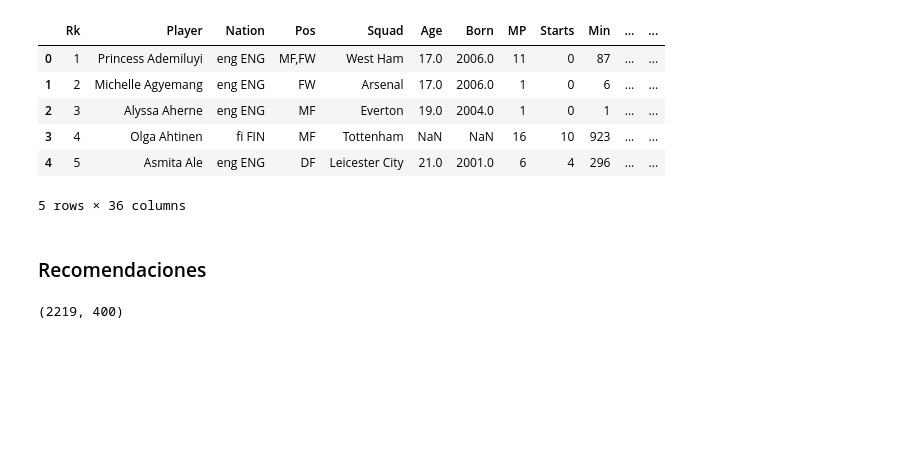
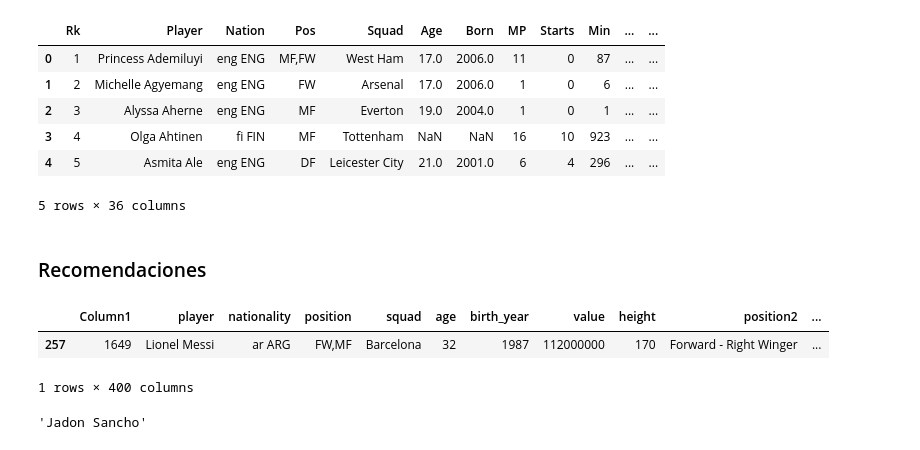
Before and after one commit to fcen-amateur/ldd, a Jupyter notebook: TPs/TP2/tp-football-res_naza.ipynb, the cells around one changed output. Cells and saved outputs as stored; diff of their text form; code cells hidden in the pictures; blank space fills up the shorter version.

```diff
--- a/TPs/TP2/tp-football-res_naza.ipynb
+++ b/TPs/TP2/tp-football-res_naza.ipynb
@@ -144,6 +154,38 @@ data_fem.head()
 ### Recomendaciones
 # %%
 money = pd.read_csv('transfermarkt_fbref_201920.csv', delimiter=';')
-money[money['value'] > 100000].shape
+money[money['player'] == 'Lionel Messi']
 # %% [output]
+|  | Column1 | player | nationality | position | squad | age | birth_year | value | height | position2 | ... |
+| 257 | 1649 | Lionel Messi | ar ARG | FW,MF | Barcelona | 32 | 1987 | 112000000 | 170 | Forward - Right Winger | ... |
-(2219, 400)
+1 rows × 400 columns
+# %%
+# A.
+games_idx = money.columns.to_list().index('games')
+
+# Nos quedamos con los stats de Messi
+messi = (
+    money[money['player'] == 'Lionel Messi']
+    .drop(columns=money.columns.to_list()[2:games_idx])
+    .drop(columns=['Column1', 'Season'])
+         )
+
+# Filtramos los delanteros que no jueguen en Barcelona
+money_fw = (
+    money[(money['position'].isin(['FW', 'FW,MF'])) * (~(money['squad'] == 'Barcelona'))]
+    .reset_index(drop=True)
+    .drop(columns=money.columns.to_list()[2:games_idx])
+    .drop(columns=['Column1', 'Season'])
+)
+
+money_fw['Attendance'] = money_fw['Attendance'].apply(lambda x: x.replace(',', '') if isinstance(x, str) else x)
+money_fw.fillna(0, inplace=True)
+
+# Hacemos NearestNeighbours
+nn = NearestNeighbors(n_neighbors=5)
+nn.fit(money_fw.drop(columns=['player']))
+dist, player_index = nn.kneighbors(messi.drop(columns=['player']), n_neighbors=1)
+
+money_fw.loc[player_index[0][0]]['player']
+# %% [output]
+'Jadon Sancho'
```
Also changed, not shown: parts of 11 cells of this notebook.
